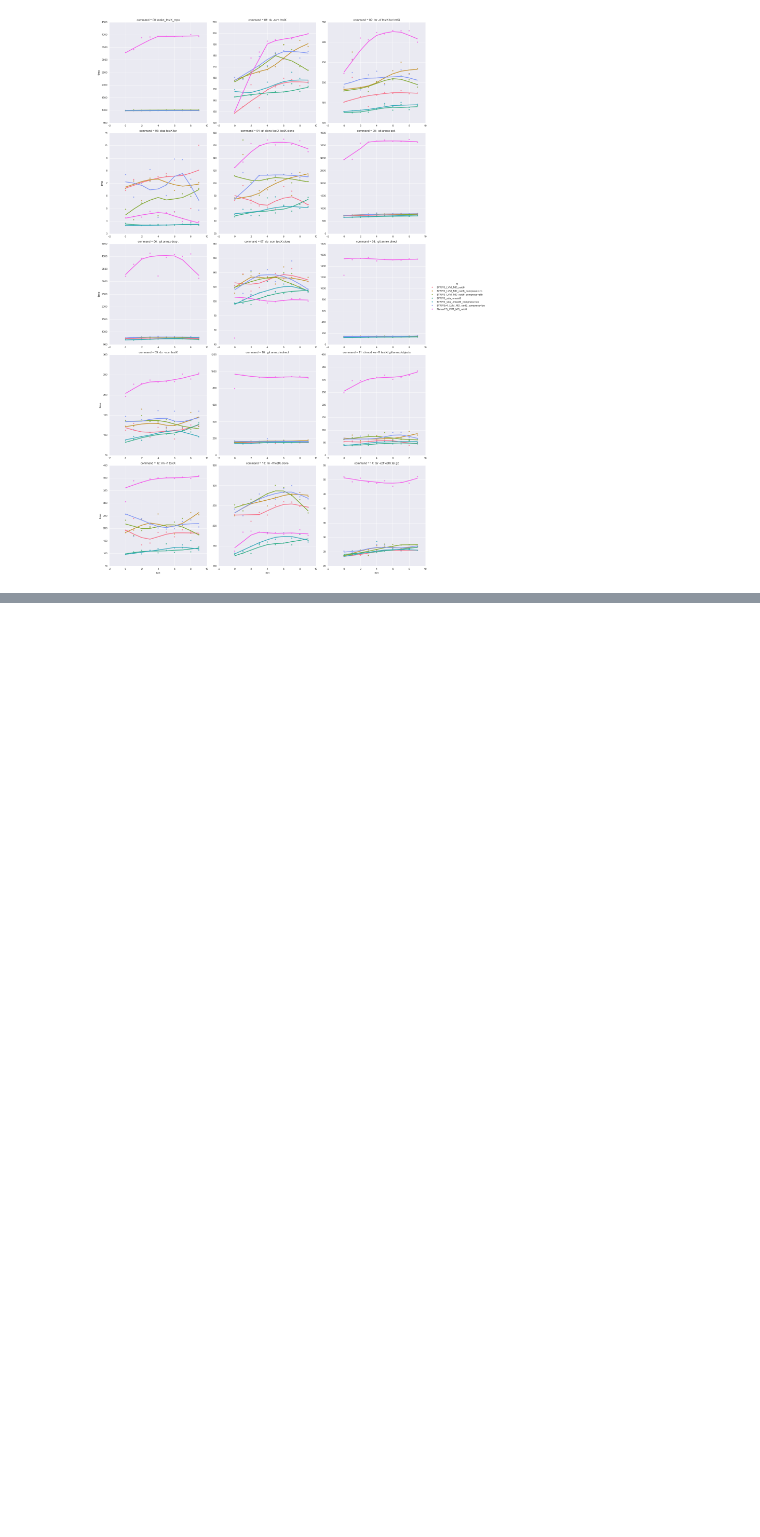
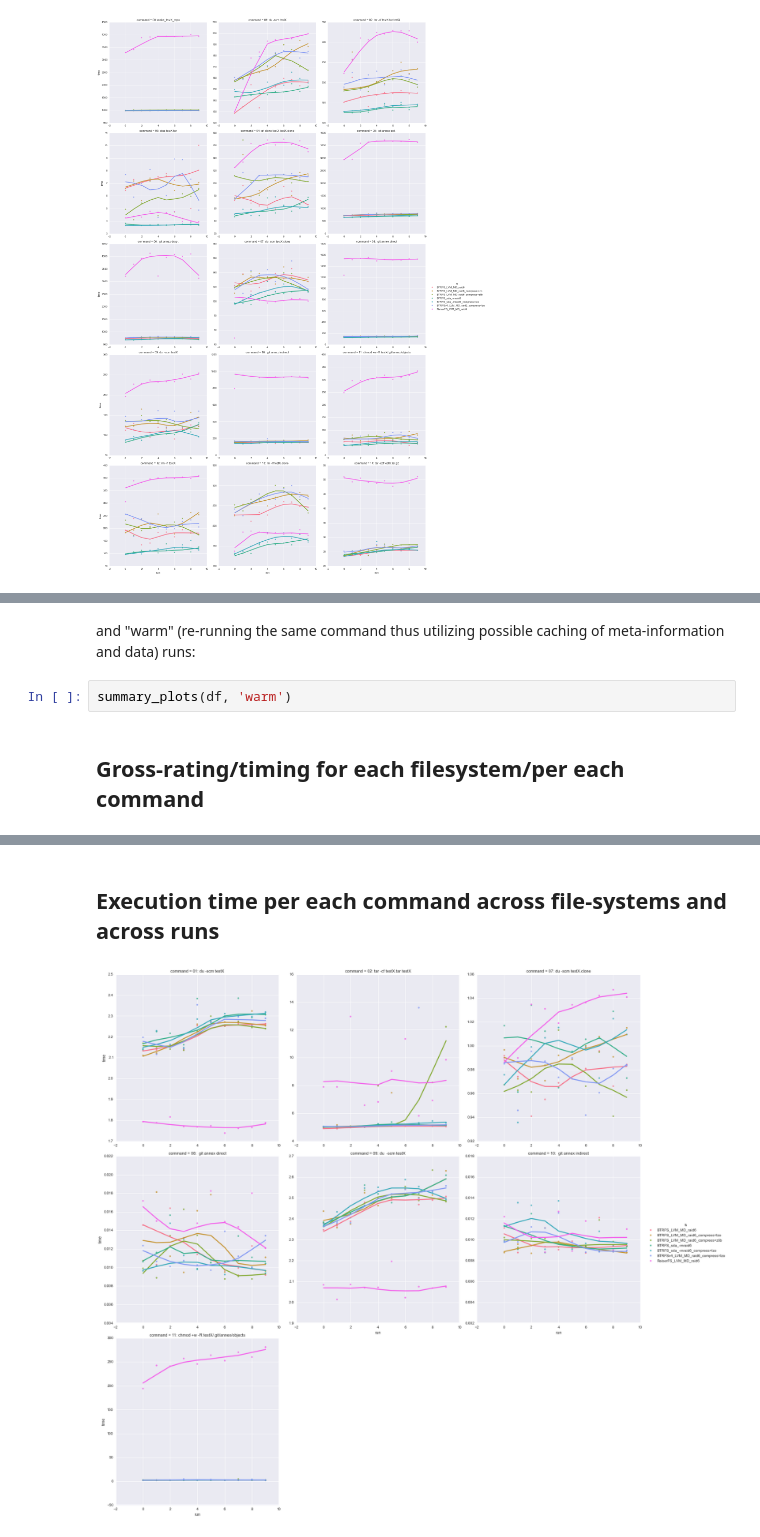
Before and after one commit to datalad/benchmarking, a Jupyter notebook: test_fs_analysis.ipynb, the cells around one changed output, grey strips where cells are left out. Saved outputs shown, nothing was run; the diff lists cells and outputs as text; blank space fills up the shorter version.

```diff
--- a/test_fs_analysis.ipynb
+++ b/test_fs_analysis.ipynb
@@ -164,0 +209,6 @@ sns.lmplot(col="command", hue="fs", **ckwargs);
+# %% [markdown]
+and "warm" (re-running the same command thus utilizing possible caching of meta-information and data) runs:
+# %%
+summary_plots(df, 'warm')
+# %% [output]
+Gross-rating/timing for each filesystem/per each command
@@ -164,0 +224,2 @@ sns.lmplot(col="command", hue="fs", **ckwargs);
+Execution time per each command across file-systems and across runs
+[figure, added]
```
Also changed, not shown: parts of 23 cells of this notebook.
